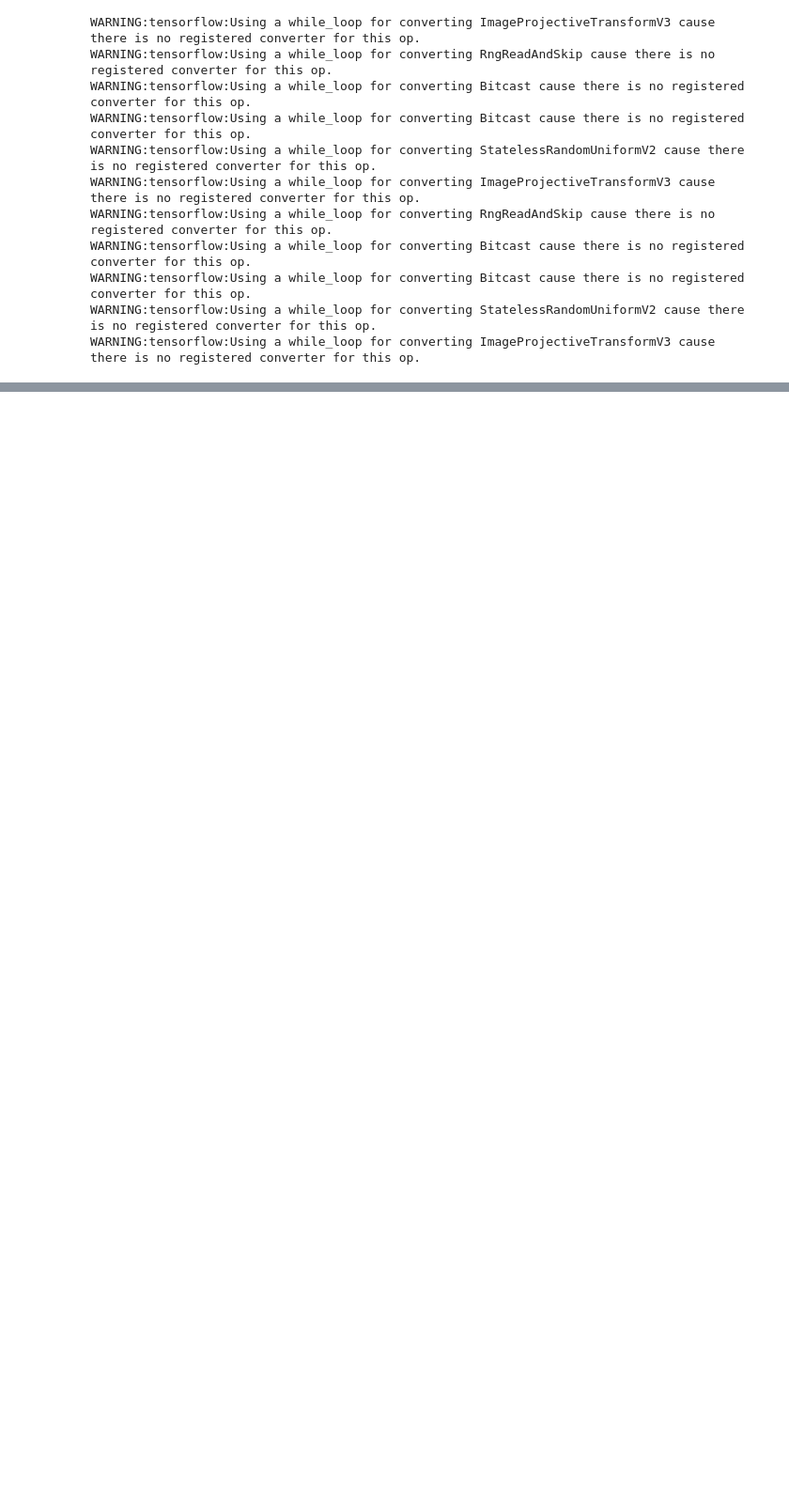
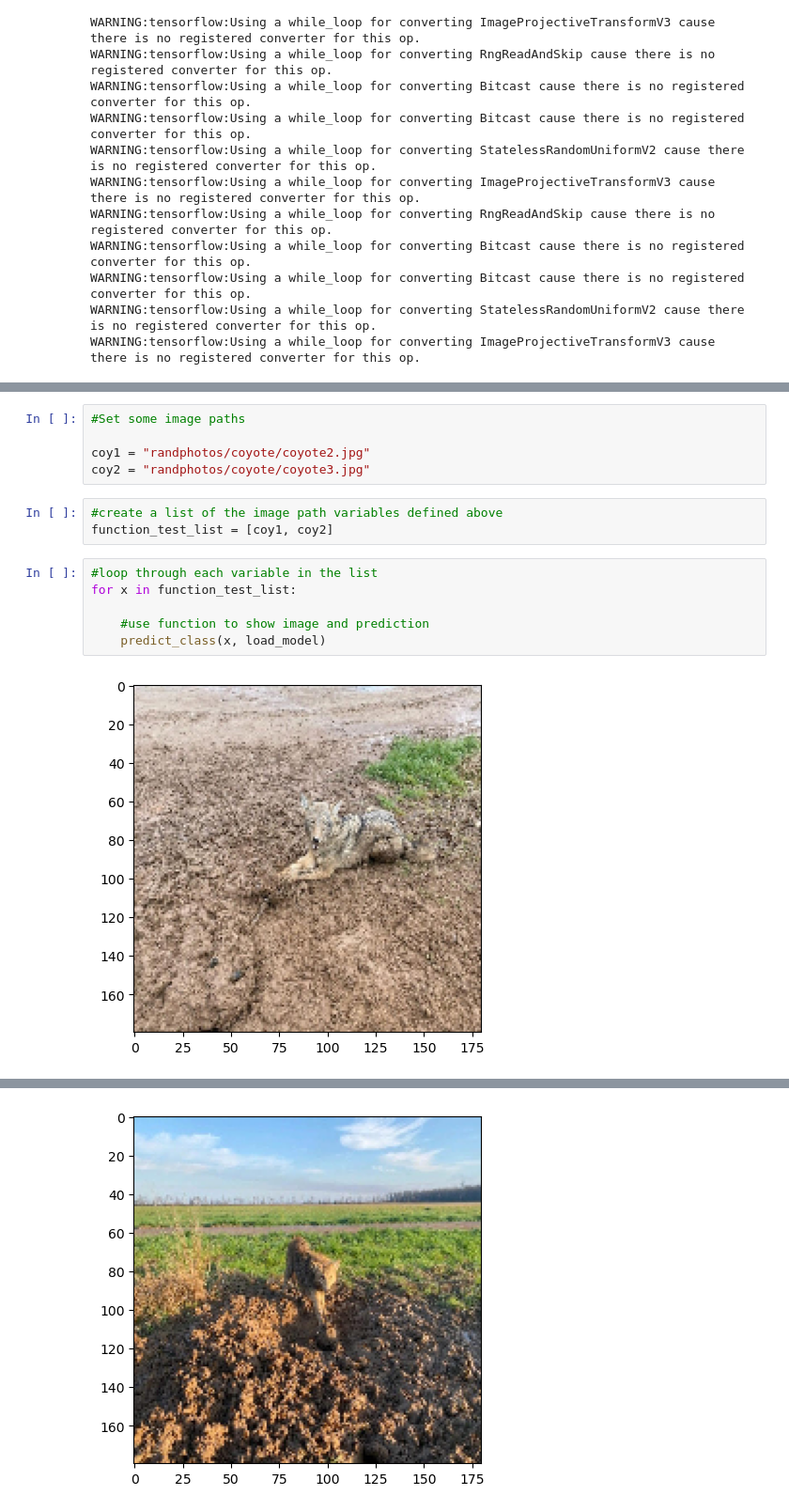
Before and after one commit to Dlappin93/Image-Classification-Capstone, a Jupyter notebook: 4.0_Regularization_Strategies_Adjusted.ipynb, the cells around one changed output, grey strips where cells are left out. Shown at 94% size. Drawn from its saved outputs; the diff is of its cells as text; blank space fills up the shorter version.

```diff
--- a/4.0_Regularization_Strategies_Adjusted.ipynb
+++ b/4.0_Regularization_Strategies_Adjusted.ipynb
@@ -788,0 +865,16 @@ This image most likely belongs to cougar with a 6.59 percent confidence.
+# %%
+#Set some image paths
+
+coy1 = "randphotos/coyote/coyote2.jpg"
+coy2 = "randphotos/coyote/coyote3.jpg"
+# %%
+#create a list of the image path variables defined above
+function_test_list = [coy1, coy2]
+# %%
+#loop through each variable in the list
+for x in function_test_list:
+
+    #use function to show image and prediction
+    predict_class(x, load_model)
+# %% [output]
+[figure, added]
@@ -788,0 +883 @@ This image most likely belongs to cougar with a 6.59 percent confidence.
+[figure, added]
```
Also changed, not shown: parts of 66 cells of this notebook, 3 other files.
